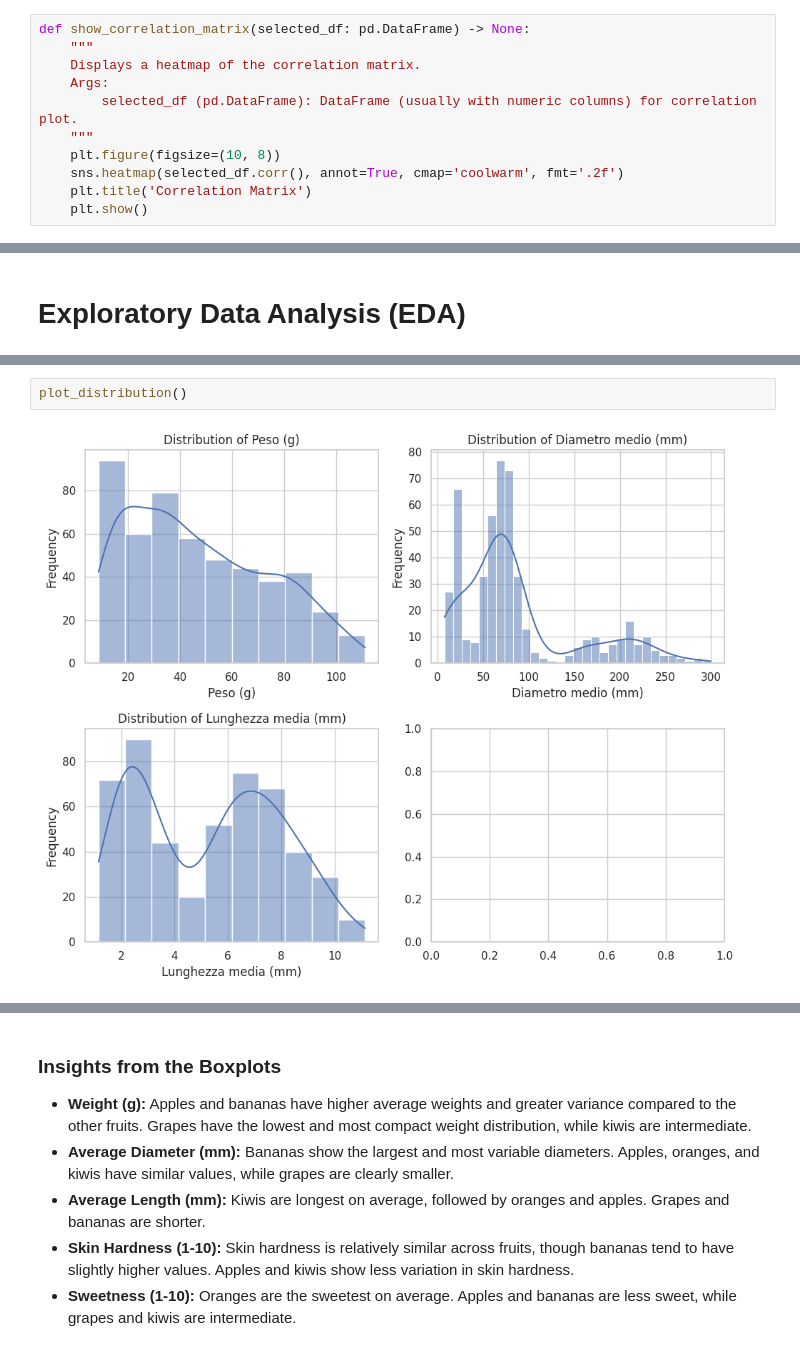
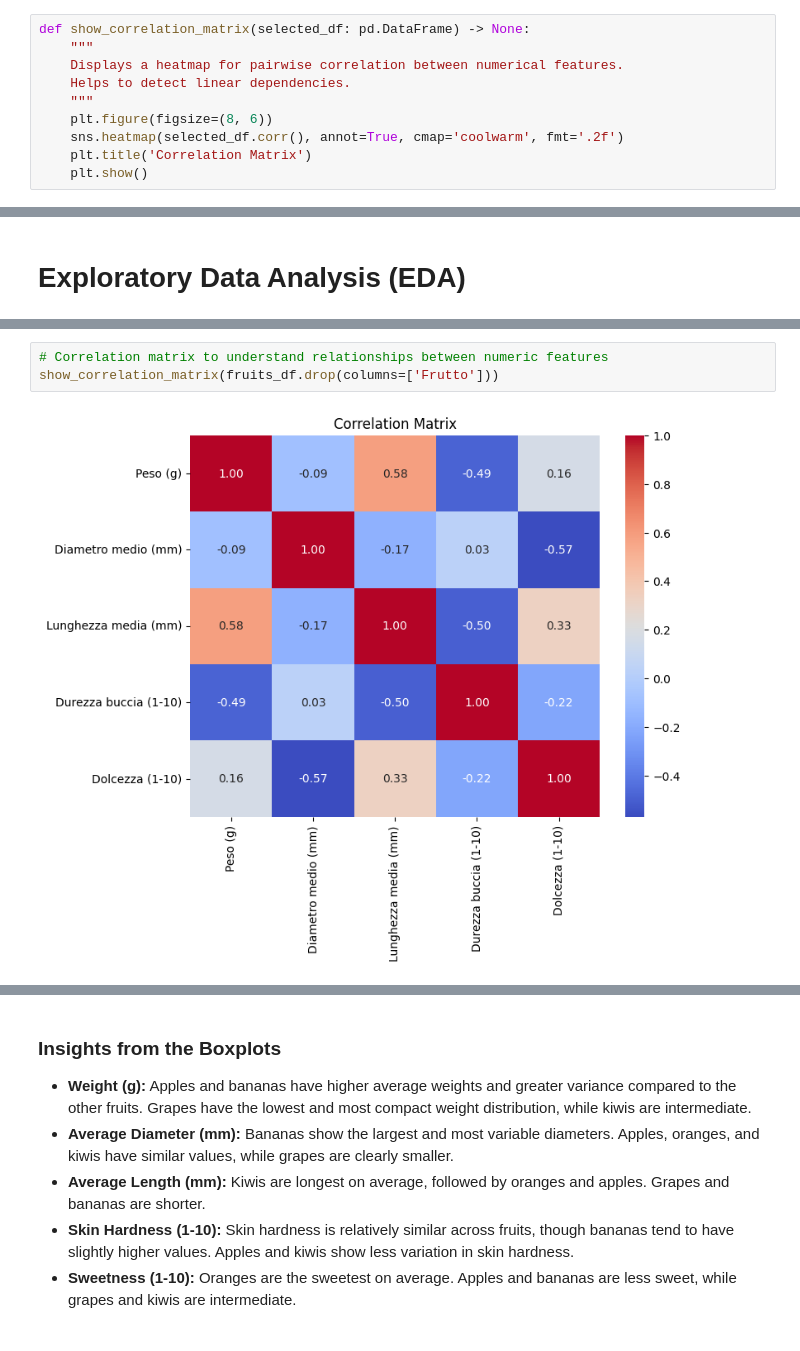
Before and after one commit to silentfortin/ai-portfolio, a Jupyter notebook: 04-exotic-fruit-classifier/fruits_classification.ipynb, the cells around one changed output, grey strips where cells are left out. Drawn from its saved outputs; the diff is of its cells as text.

```diff
--- a/04-exotic-fruit-classifier/fruits_classification.ipynb
+++ b/04-exotic-fruit-classifier/fruits_classification.ipynb
@@ -95,11 +105,10 @@ def plot_distribution():
 # %%
 def show_correlation_matrix(selected_df: pd.DataFrame) -> None:
     """
-    Displays a heatmap of the correlation matrix.
-    Args:
-        selected_df (pd.DataFrame): DataFrame (usually with numeric columns) for correlation plot.
+    Displays a heatmap for pairwise correlation between numerical features.
+    Helps to detect linear dependencies.
     """
-    plt.figure(figsize=(10, 8))
+    plt.figure(figsize=(8, 6))
     sns.heatmap(selected_df.corr(), annot=True, cmap='coolwarm', fmt='.2f')
     plt.title('Correlation Matrix')
     plt.show()
@@ -205,4 +184,5 @@ calculate_vif(fruits_df.drop('Frutto', axis=1))
-# %%
-plot_distribution()
-# %% [output]
-[figure, removed]
+# %%
+# Correlation matrix to understand relationships between numeric features
+show_correlation_matrix(fruits_df.drop(columns=['Frutto']))
+# %% [output]
+[figure, added]
```
Also changed, not shown: parts of 60 cells of this notebook.
